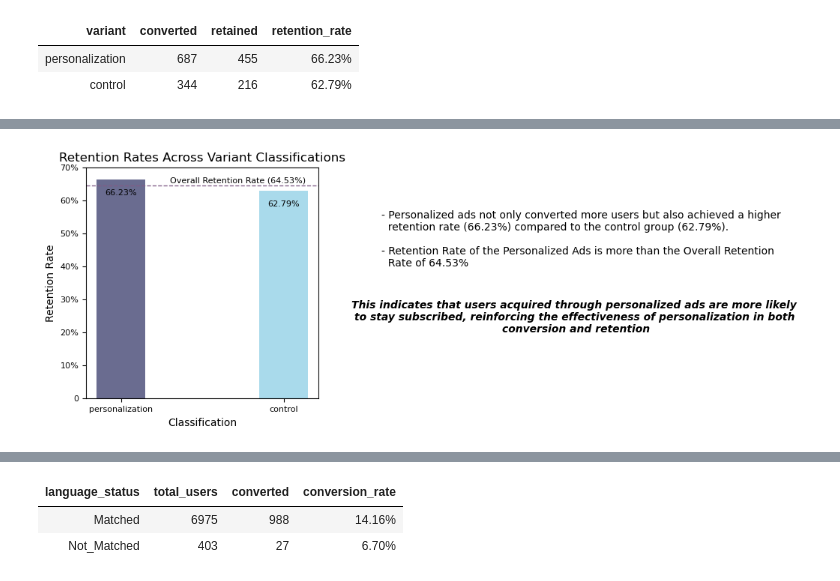
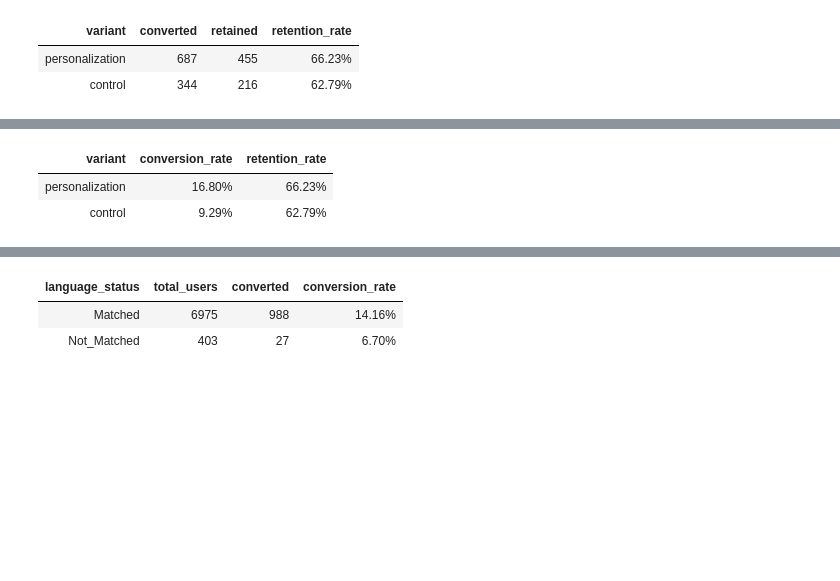
Before and after one commit to hend-a-ghafour/Analyzing_Marketing_Campaigns, a Jupyter notebook: Analyzing_Marketing_Campaigns.ipynb, the cells around one changed output, grey strips where cells are left out. Saved outputs shown, nothing was run; the diff lists cells and outputs as text; code cells hidden in the pictures; blank space fills up the shorter version.

```diff
--- a/Analyzing_Marketing_Campaigns.ipynb
+++ b/Analyzing_Marketing_Campaigns.ipynb
@@ -1077,40 +1130,10 @@ retention.style.hide().format({'retention_rate':'{:,.2%}'})
 # %%
-# Visualization:
-# Data
-x= retention.variant.to_list()
-y= retention.retention_rate
+# Comparing Conversion Rates with Retention Rates Within Variant Classification:
+performance_var=conversion_var.merge(retention_var,on='variant')\
+                            .loc[:,['variant','conversion_rate','retention_rate']]
 
-# Defining colors based on performance
-colors = ['#454775' if n > retention_rate else '#94D1E7' for n in y]
-
-# Creating the chart
-plt.subplots(figsize = (4,4))
-plt.bar(x,y,width=.3, color=colors,alpha = .8)
-plt.axhline(y=retention_rate, color='#805D87', linestyle='--', linewidth=1)
-
-# Customizing the chart
-plt.title('Retention Rates Across Variant Classifications', fontsize=12)
-plt.xlabel('Classification', fontsize=10)
-plt.xticks(fontsize=8)
-plt.ylabel('Retention Rate', fontsize=10)
-plt.yticks([0,.1,.2,.3,.4,.5,.6,.7],['0','10%','20%','30%','40%','50%','60%','70%'], fontsize=8)
-
-# Annotating chart with values
-plt.text(.3,.65, 'Overall Retention Rate (64.53%)', ha= 'left', va ='bottom', fontsize=8)
-for i,v in enumerate(y):
-    plt.text(i,v-.05,f'{v:.2%}',va='bottom',ha='center', fontsize=8)
-
-# Findings
-text='''
-- Personalized ads not only converted more users but also achieved a higher
-  retention rate (66.23%) compared to the control group (62.79%).\n
-- Retention Rate of the Personalized Ads is more than the Overall Retention
-  Rate of 64.53%'''
-text2='''
-This indicates that users acquired through personalized ads are more likely
-to stay subscribed, reinforcing the effectiveness of personalization in both
-conversion and retention'''
-plt.text(1.6,.4,text)
-plt.text(2.8,.2,text2, ha='center',fontstyle='italic',weight='semibold', fontsize=10);
+performance_var.style.hide().format({'conversion_rate':'{:,.2%}','retention_rate':'{:,.2%}'})
 # %% [output]
-[figure, removed]
+| variant | conversion_rate | retention_rate |
+| personalization | 16.80% | 66.23% |
+| control | 9.29% | 62.79% |
```
Also changed, not shown: parts of 7 cells of this notebook.
